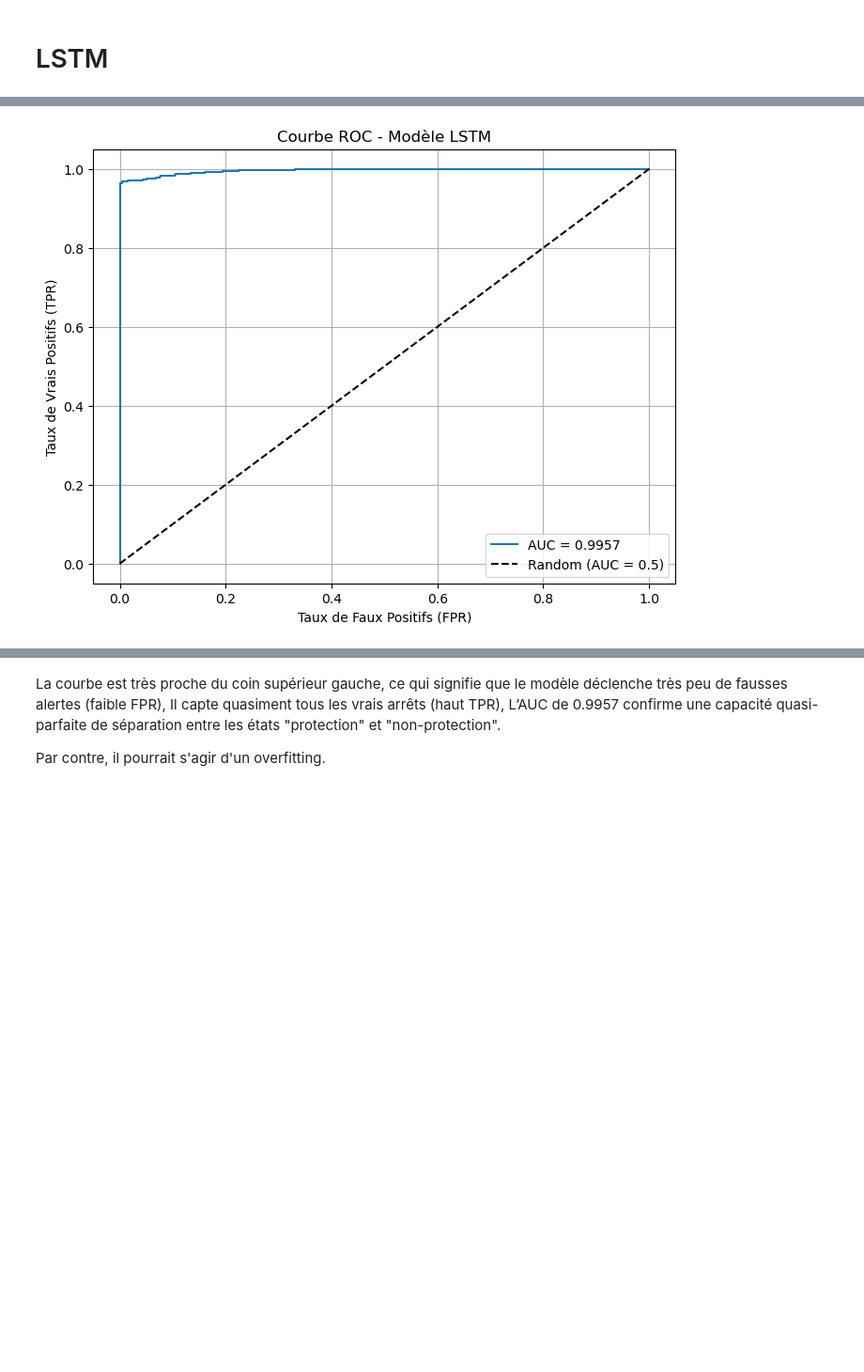
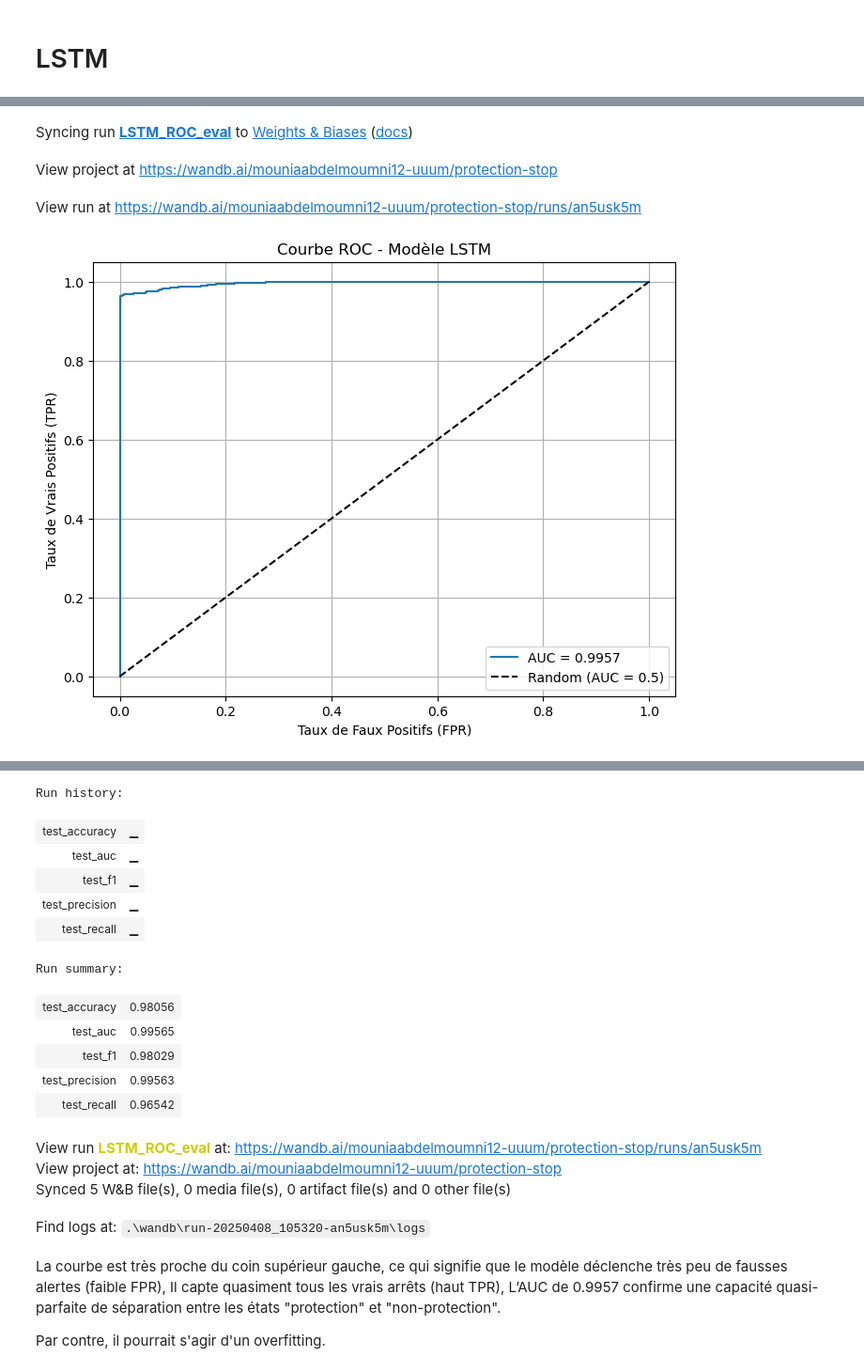
Before and after one commit to imayumi03/Projet_IA, a Jupyter notebook: notebook.ipynb, the cells around one changed output, grey strips where cells are left out. Shown at 94% size. Cells and saved outputs as stored; diff of their text form; code cells hidden in the pictures; blank space fills up the shorter version.

Commit message:
Archivage avec Wandb

```diff
--- a/notebook.ipynb
+++ b/notebook.ipynb
@@ -403,18 +445,25 @@ F1 Score : 0.9817
 # %%
 from sklearn.metrics import roc_curve, roc_auc_score
 import matplotlib.pyplot as plt
+import wandb
 
-# 1. Extraire les vraies valeurs et les probabilités prédites
+wandb.init(
+    project="protection-stop",
+    name="LSTM_ROC_eval",
+    config={
+        "model": "LSTM",
+        "task": "roc_evaluation"
+    }
+)
+
+
 y_true = y_test_t.cpu().numpy().ravel()
 y_score = y_pred_prob.cpu().numpy().ravel()
 
-# 2. Calculer la courbe ROC
+
 fpr, tpr, thresholds = roc_curve(y_true, y_score)
-
-# 3. Calculer l'AUC
 auc_score = roc_auc_score(y_true, y_score)
 
-# 4. Affichage
 plt.figure(figsize=(8,6))
 plt.plot(fpr, tpr, label=f"AUC = {auc_score:.4f}")
 plt.plot([0, 1], [0, 1], 'k--', label="Random (AUC = 0.5)")
@@ -424,4 +473,14 @@ plt.title("Courbe ROC - Modèle LSTM")
 plt.legend()
 plt.grid(True)
 plt.show()
+
+wandb.log({
+    "test_accuracy": acc,
+    "test_precision": prec,
+    "test_recall": rec,
+    "test_f1": f1,
+    "test_auc": auc_score
+})
+
+wandb.finish()
 # %% [output]
@@ -428 +489,4 @@ plt.show()
+Syncing run LSTM_ROC_eval to Weights & Biases (docs)
+View project at https://wandb.ai/mouniaabdelmoumni12-uuum/protection-stop
+View run at https://wandb.ai/mouniaabdelmoumni12-uuum/protection-stop/runs/an5usk5m
 [figure]
@@ -429,3 +494,19 @@ plt.show()
+Run history:
+| test_accuracy | ▁ |
+| test_auc | ▁ |
+| test_f1 | ▁ |
+| test_precision | ▁ |
+| test_recall | ▁ |
+Run summary:
+| test_accuracy | 0.98056 |
+| test_auc | 0.99565 |
+| test_f1 | 0.98029 |
+| test_precision | 0.99563 |
+| test_recall | 0.96542 |
+View run LSTM_ROC_eval at: https://wandb.ai/mouniaabdelmoumni12-uuum/protection-stop/runs/an5usk5m
+View project at: https://wandb.ai/mouniaabdelmoumni12-uuum/protection-stop
+Synced 5 W&B file(s), 0 media file(s), 0 artifact file(s) and 0 other file(s)
+Find logs at: .\wandb\run-20250408_105320-an5usk5m\logs
 # %% [markdown]
 La courbe est très proche du coin supérieur gauche, ce qui signifie que le modèle déclenche très peu de fausses alertes (faible FPR),
 Il capte quasiment tous les vrais arrêts (haut TPR),
```
Also changed, not shown: parts of 6 cells of this notebook, 20 other files.
